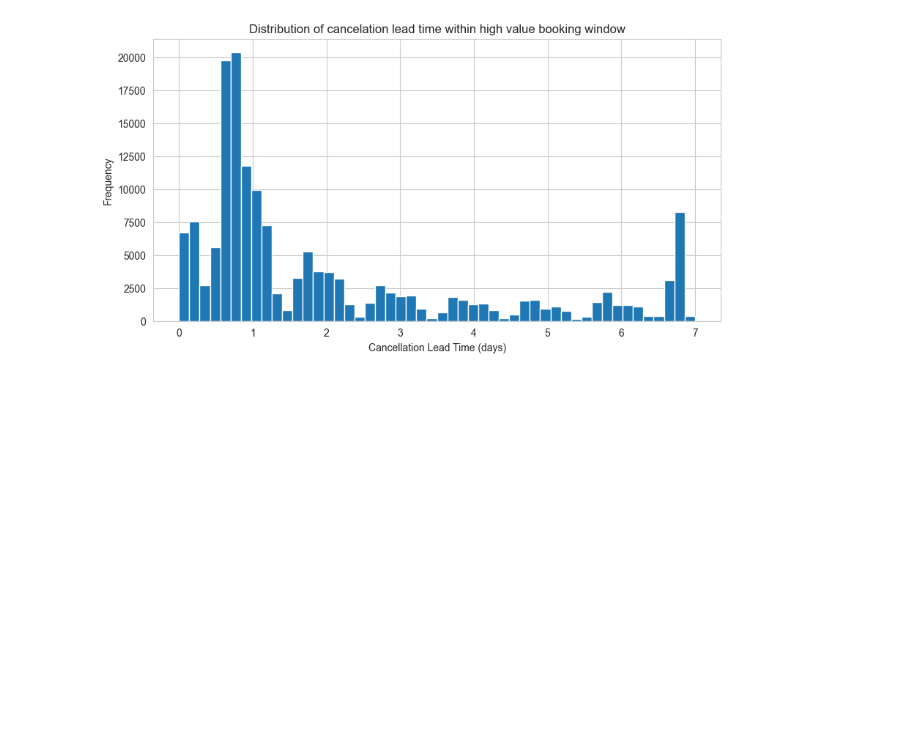
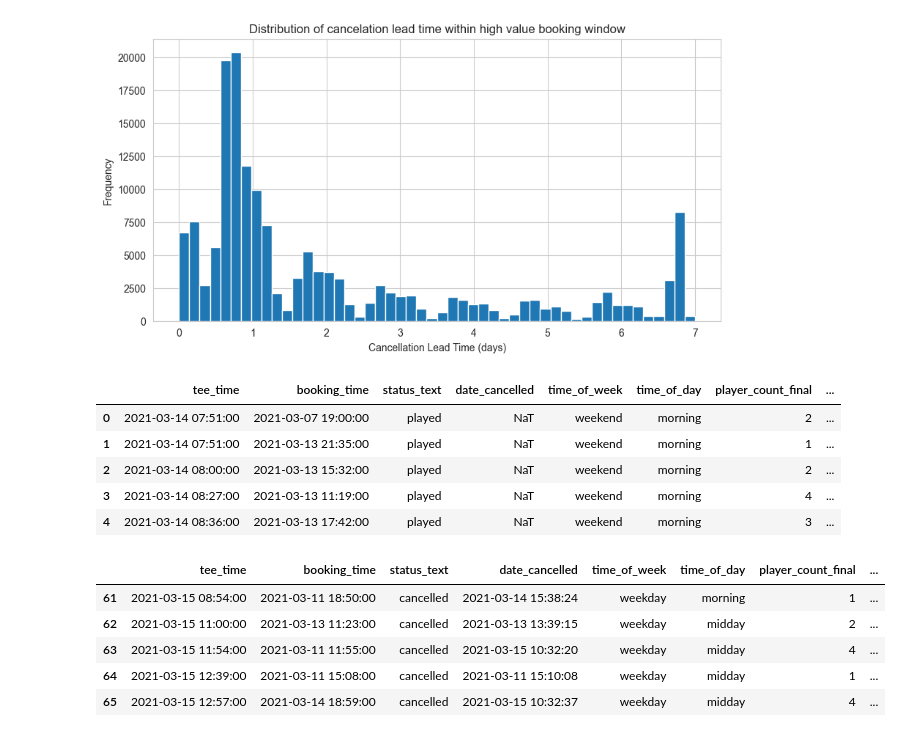
Before and after one commit to Dshaw630/bethpage-tee-time-analysis, a Jupyter notebook: notebooks/03_exploratory_analysis.ipynb, the cells around one changed output. Saved outputs shown, nothing was run; the diff lists cells and outputs as text; code cells hidden in the pictures; blank space fills up the shorter version.

```diff
--- a/notebooks/03_exploratory_analysis.ipynb
+++ b/notebooks/03_exploratory_analysis.ipynb
@@ -594,3 +594,19 @@ high_val_median_lt = cancellations_filtered[(cancellations_filtered["tee_time"].
 Late cancel rate: 49.23%
 [figure]
 [figure]
+# %%
+display(df2.head())
+display(cancellations_filtered.head())
+# %% [output]
+|  | tee_time | booking_time | status_text | date_cancelled | time_of_week | time_of_day | player_count_final | ... |
+| 0 | 2021-03-14 07:51:00 | 2021-03-07 19:00:00 | played | NaT | weekend | morning | 2 | ... |
+| 1 | 2021-03-14 07:51:00 | 2021-03-13 21:35:00 | played | NaT | weekend | morning | 1 | ... |
+| 2 | 2021-03-14 08:00:00 | 2021-03-13 15:32:00 | played | NaT | weekend | morning | 2 | ... |
+| 3 | 2021-03-14 08:27:00 | 2021-03-13 11:19:00 | played | NaT | weekend | morning | 4 | ... |
+| 4 | 2021-03-14 08:36:00 | 2021-03-13 17:42:00 | played | NaT | weekend | morning | 3 | ... |
+|  | tee_time | booking_time | status_text | date_cancelled | time_of_week | time_of_day | player_count_final | ... |
+| 61 | 2021-03-15 08:54:00 | 2021-03-11 18:50:00 | cancelled | 2021-03-14 15:38:24 | weekday | morning | 1 | ... |
+| 62 | 2021-03-15 11:00:00 | 2021-03-13 11:23:00 | cancelled | 2021-03-13 13:39:15 | weekday | midday | 2 | ... |
+| 63 | 2021-03-15 11:54:00 | 2021-03-11 11:55:00 | cancelled | 2021-03-15 10:32:20 | weekday | midday | 4 | ... |
+| 64 | 2021-03-15 12:39:00 | 2021-03-11 15:08:00 | cancelled | 2021-03-11 15:10:08 | weekday | midday | 1 | ... |
+| 65 | 2021-03-15 12:57:00 | 2021-03-14 18:59:00 | cancelled | 2021-03-15 10:32:37 | weekday | midday | 4 | ... |
```
Also changed, not shown: 1 other file.
